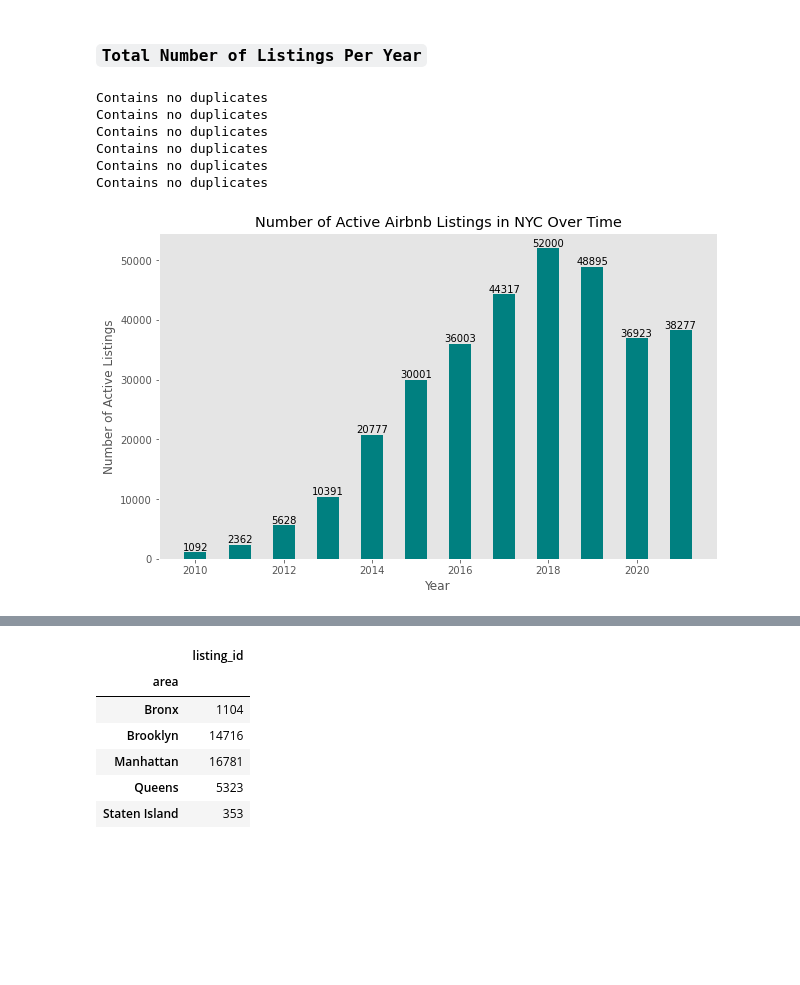
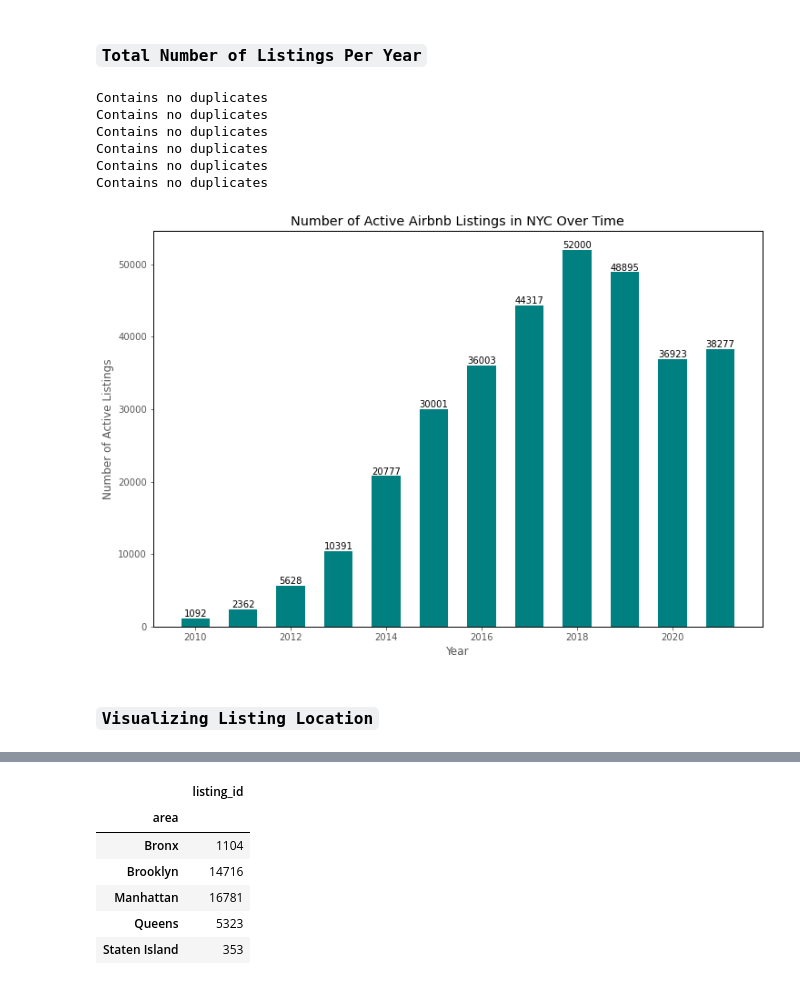
Before and after one commit to mb3005/NYC-Airbnbs, a Jupyter notebook: Python Project 1 - Airbnbs in NYC.ipynb, the cells around one changed output, grey strips where cells are left out. Cells and saved outputs as stored; diff of their text form; code cells hidden in the pictures; blank space fills up the shorter version.

```diff
--- a/Python Project 1 - Airbnbs in NYC.ipynb
+++ b/Python Project 1 - Airbnbs in NYC.ipynb
@@ -10,8 +10,8 @@ from matplotlib import pyplot as plt
 import seaborn as sns
 plt.style.use('ggplot')
 # %%
-listings = pd.read_csv('listings2.csv')
-calendar = pd.read_csv('calendar.csv')
+listings = pd.read_csv('data/listings2.csv')
+calendar = pd.read_csv('data/calendar.csv')
 # %%
 listings.head()
 # %% [output]
@@ -62,18 +62,17 @@ listings2021 = listings.drop(['description','neighborhood_overview','host_name',
 ### `Total Number of Listings Per Year`
 # %%
 # previous years data
-listings2019 = pd.read_csv('NYC_2019.csv')
-listings2017 = pd.read_csv('NYC_2017-10.csv')
-listings2016 = pd.read_csv('NYC_2016-01.csv')
-listings2015 = pd.read_csv('NYC_2015-08.csv')
-listings2014 = pd.read_csv('NYC_2014-08.csv')
+listings2019 = pd.read_csv('data/NYC_2019.csv')
+listings2017 = pd.read_csv('data/NYC_2017-10.csv')
+listings2016 = pd.read_csv('data/NYC_2016-01.csv')
+listings2015 = pd.read_csv('data/NYC_2015-08.csv')
+listings2014 = pd.read_csv('data/NYC_2014-08.csv')
 
 listings2019.columns = listings2019.columns.str.replace('id', 'listing_id')
 listings2017.columns = listings2017.columns.str.replace('id', 'listing_id')
 listings2016.columns = listings2016.columns.str.replace('Unnamed: 0', 'listing_id')
 listings2015.columns = listings2015.columns.str.replace('Unnamed: 0', 'listing_id')
 listings2014.columns = listings2014.columns.str.replace('Unnamed: 0', 'listing_id')
-
 
 # checking for duplicate listings for each year
 dataframes = [listings2014, listings2015, listings2016, listings2017, listings2019, listings2021]
@@ -102,35 +101,40 @@ year = [2010,2011,2012,2013,2014,2015,2016,2017,2018,2019,2020,2021]
 
 def list_todict(list1, list2):
     dict = {}
     dict['year'] = list1
     dict['tot_listings'] = list2
     return dict
 
 listings_over_time = pd.DataFrame(list_todict(year, tot_listings))
 listings_over_time.columns = ['Year', 'Active Listings']
 listings_over_time
 
 # source: https://comptroller.nyc.gov/reports/the-impact-of-airbnb-on-nyc-rents/
 
 
 # plotting
-fig, ax = plt.subplots(figsize=(10,6))
-fig.patch.set_facecolor('white')
+plt.rcParams.update({"figure.figsize" : (12, 8),
+                     "axes.facecolor" : "white",
+                     "axes.edgecolor":  "black"})
 
+fig, ax = plt.subplots(figsize=(12,8))
 num_listings = listings_over_time['Active Listings']
 year = listings_over_time['Year']
-plt.bar(year, num_listings, color = 'teal', width=0.5)
+plt.bar(year, num_listings, color = 'teal', width=0.6)
+plt.title('Number of Active Airbnb Listings in NYC from 2010-2021')
+ax.set_title('Number of Active Airbnb Listings in NYC Over Time')
 plt.xlabel("Year")
 plt.ylabel("Number of Active Listings")
-ax.set_title('Number of Active Airbnb Listings in NYC Over Time')
 plt.grid(False)
 plt.bar_label(ax.containers[0])
 plt.show()
 # %% [output]
 Contains no duplicates
 Contains no duplicates
 Contains no duplicates
 Contains no duplicates
 Contains no duplicates
 Contains no duplicates
-[figure, old version]
+[figure, new version]
+# %% [markdown]
+### `Visualizing Listing Location`
```
Also changed, not shown: parts of 5 cells of this notebook.
